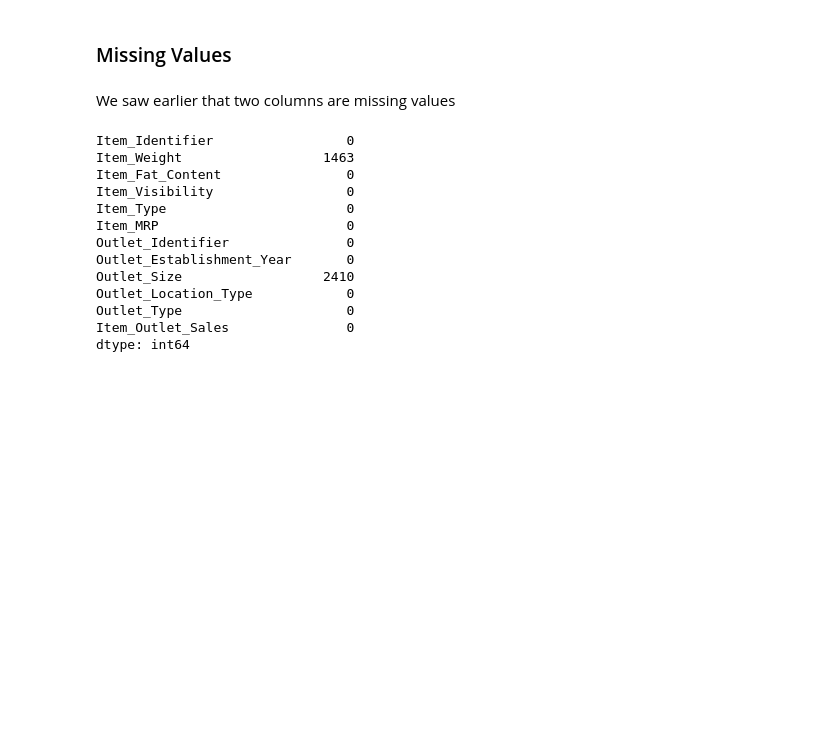
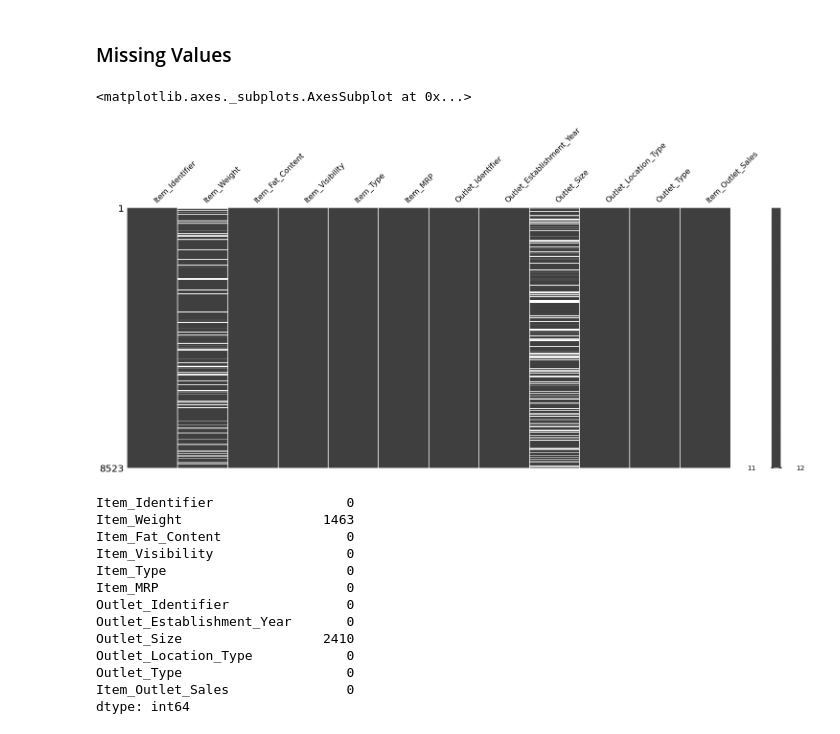
Before and after one commit to SantosAbimaelRomero/Sales-Preditions, a Jupyter notebook: Sales_Predictions_Project.ipynb, the cells around one changed output. Saved outputs shown, nothing was run; the diff lists cells and outputs as text; code cells hidden in the pictures; blank space fills up the shorter version.

```diff
--- a/Sales_Predictions_Project.ipynb
+++ b/Sales_Predictions_Project.ipynb
@@ -62,8 +63,13 @@ sales_csv.duplicated().sum()
 0
 # %% [markdown]
 ### Missing Values
-# %% [markdown]
-We saw earlier that two columns are missing values
+# %%
+import missingno
+missingno.matrix(sales_csv)
+# Item_Weight and Outlet_Size are missing values
+# %% [output]
+<matplotlib.axes._subplots.AxesSubplot at 0x...>
+[figure, added]
 # %%
 sales_csv.isna().sum()
 # %% [output]
```
Also changed, not shown: parts of 2 cells of this notebook.
